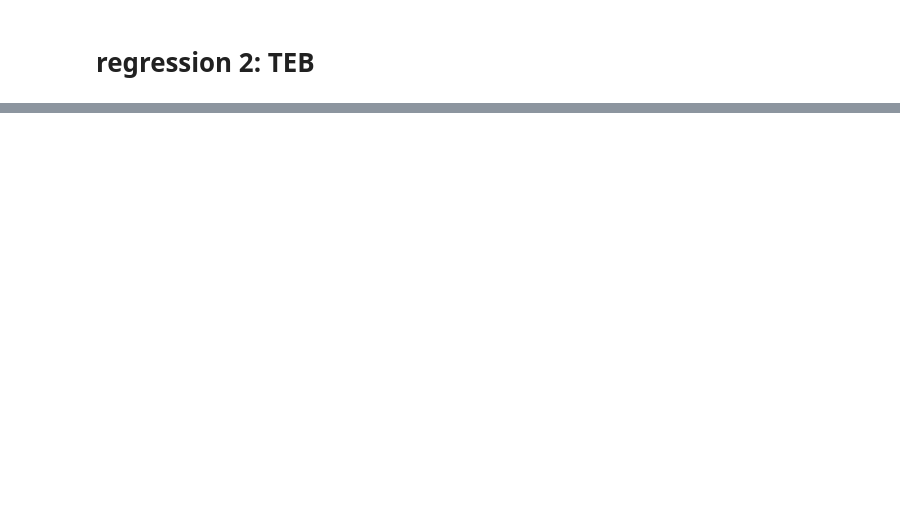
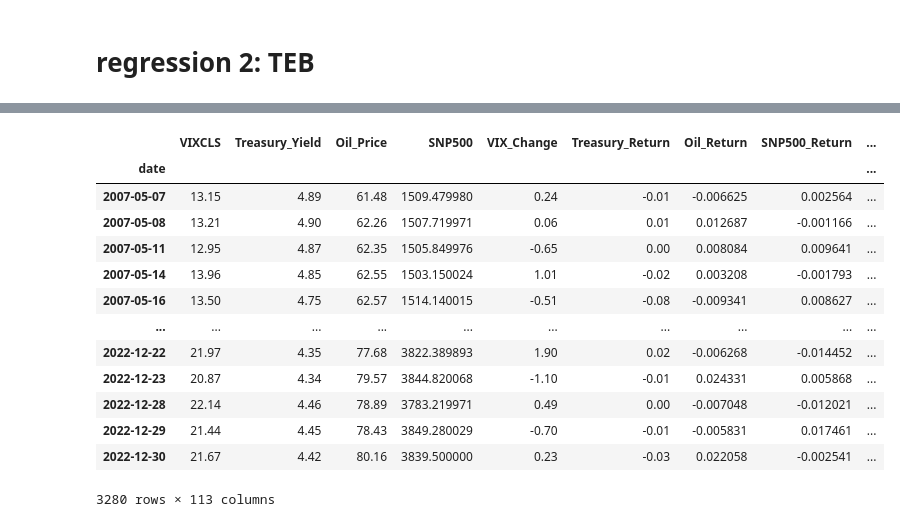
Before and after one commit to jzuckerman1/TwitterDissemination, a Jupyter notebook: hypothesis_test.ipynb, the cells around one changed output, grey strips where cells are left out. Cells and saved outputs as stored; diff of their text form; code cells hidden in the pictures; blank space fills up the shorter version.

```diff
--- a/hypothesis_test.ipynb
+++ b/hypothesis_test.ipynb
@@ -245,3 +322,8 @@ with open("outfile.html", "w") as f:
     f.write(new_sig.to_html())
 # %% [markdown]
 # regression 2: TEB
+# %%
+for fvar in fin_vars:
+    for word in res_words[fvar]:
+        df_final[word] = df_final['text'].fillna('').apply(lambda x: word in x)
+df_final[df_final['is_president'] == 1]
@@ -248,19 +334,33 @@ with open("outfile.html", "w") as f:
 # %%
 import statsmodels.formula.api as smf
 
-for word in significant_factors.reset_index()['index']:
-    df_final[word] = df_final['text'].apply(lambda x: word in x)
+# add controls for each finvar
+for fvar in fin_vars:
+    for word in res_words[fvar]:
+        df_final[word] = df_final['text'].apply(lambda x: word in x)
 
+# Print the regression summary
+# print(model.summary2())
+
+
+
+with open("outfile.html", "w") as f:
+    f.write(sg.render_html())
 
 # Fit Ordinary Least Squares (OLS) Regression
 # model = sm.OLS(Y, X).fit()
-model1 = smf.ols(formula=f"Oil_Ret ~ is_president + C(author)", data=df_final).fit()
-model2 = smf.ols(formula=f"Oil_Ret ~ is_president + {' + '.join(word for word in significant_factors.reset_index()['index'])}", data=df_final).fit()
-model3 = smf.ols(formula=f"Oil_Ret ~ is_president + C(author) + {' + '.join(word for word in significant_factors.reset_index()['index'])}", data=df_final).fit()
-model3 = smf.ols(formula=f"Oil_Ret ~ is_president + {' + '.join(f'C(author)*{word}' for word in significant_factors.reset_index()['index'])}", data=df_final).fit()
+models = []
 
-sg = Stargazer([model1, model2, model3])
+for fvar in fin_vars:
+    models.append(smf.ols(formula=f"{fvar} ~ is_president + C(platform) + C(author) + {' + '.join(word for word in res_words[fvar])}", data=df_final).fit())
+
+sg = Stargazer(models)
 sg.title("OLS with Presidential and Keyword controls")
+
+sg.custom_columns(
+    ["VIX Change", "Treasury Return", "Oil Return", "S&P500 Return"],
+    [1, 1, 1, 1]
+)
 
 with open("outfile.html", "w") as f:
     f.write(sg.render_html())
@@ -266,0 +686,17 @@ with open("outfile.html", "w") as f:
+# %%
+df_final
+# %% [output]
+|  | VIXCLS | Treasury_Yield | Oil_Price | SNP500 | VIX_Change | Treasury_Return | Oil_Return | SNP500_Return | ... |
+| date |  |  |  |  |  |  |  |  | ... |
+| 2007-05-07 | 13.15 | 4.89 | 61.48 | 1509.479980 | 0.24 | -0.01 | -0.006625 | 0.002564 | ... |
+| 2007-05-08 | 13.21 | 4.90 | 62.26 | 1507.719971 | 0.06 | 0.01 | 0.012687 | -0.001166 | ... |
+| 2007-05-11 | 12.95 | 4.87 | 62.35 | 1505.849976 | -0.65 | 0.00 | 0.008084 | 0.009641 | ... |
+| 2007-05-14 | 13.96 | 4.85 | 62.55 | 1503.150024 | 1.01 | -0.02 | 0.003208 | -0.001793 | ... |
+| 2007-05-16 | 13.50 | 4.75 | 62.57 | 1514.140015 | -0.51 | -0.08 | -0.009341 | 0.008627 | ... |
+| ... | ... | ... | ... | ... | ... | ... | ... | ... | ... |
+| 2022-12-22 | 21.97 | 4.35 | 77.68 | 3822.389893 | 1.90 | 0.02 | -0.006268 | -0.014452 | ... |
+| 2022-12-23 | 20.87 | 4.34 | 79.57 | 3844.820068 | -1.10 | -0.01 | 0.024331 | 0.005868 | ... |
+| 2022-12-28 | 22.14 | 4.46 | 78.89 | 3783.219971 | 0.49 | 0.00 | -0.007048 | -0.012021 | ... |
+| 2022-12-29 | 21.44 | 4.45 | 78.43 | 3849.280029 | -0.70 | -0.01 | -0.005831 | 0.017461 | ... |
+| 2022-12-30 | 21.67 | 4.42 | 80.16 | 3839.500000 | 0.23 | -0.03 | 0.022058 | -0.002541 | ... |
+3280 rows × 113 columns
```
Also changed, not shown: parts of 11 cells of this notebook, 4 other files.
